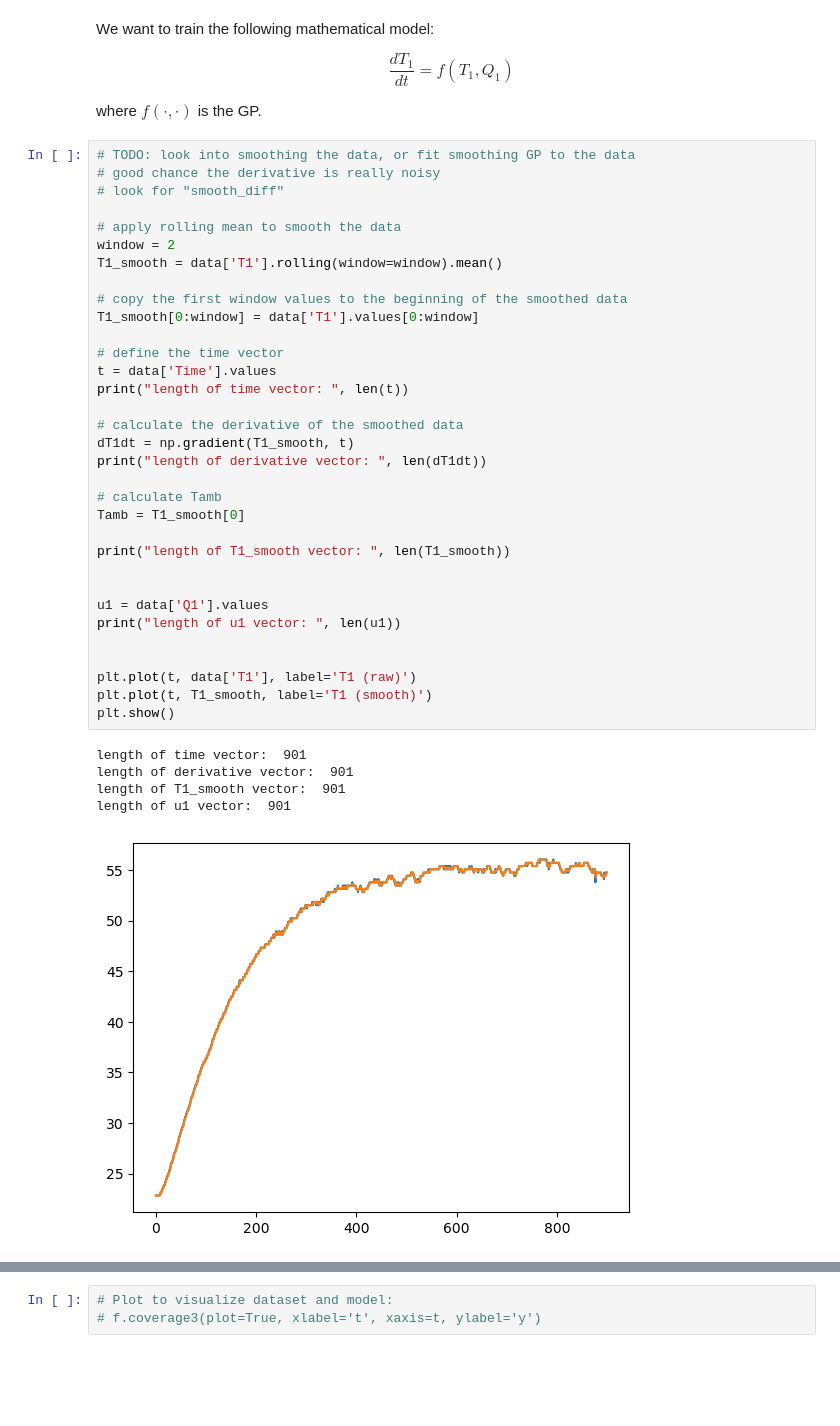
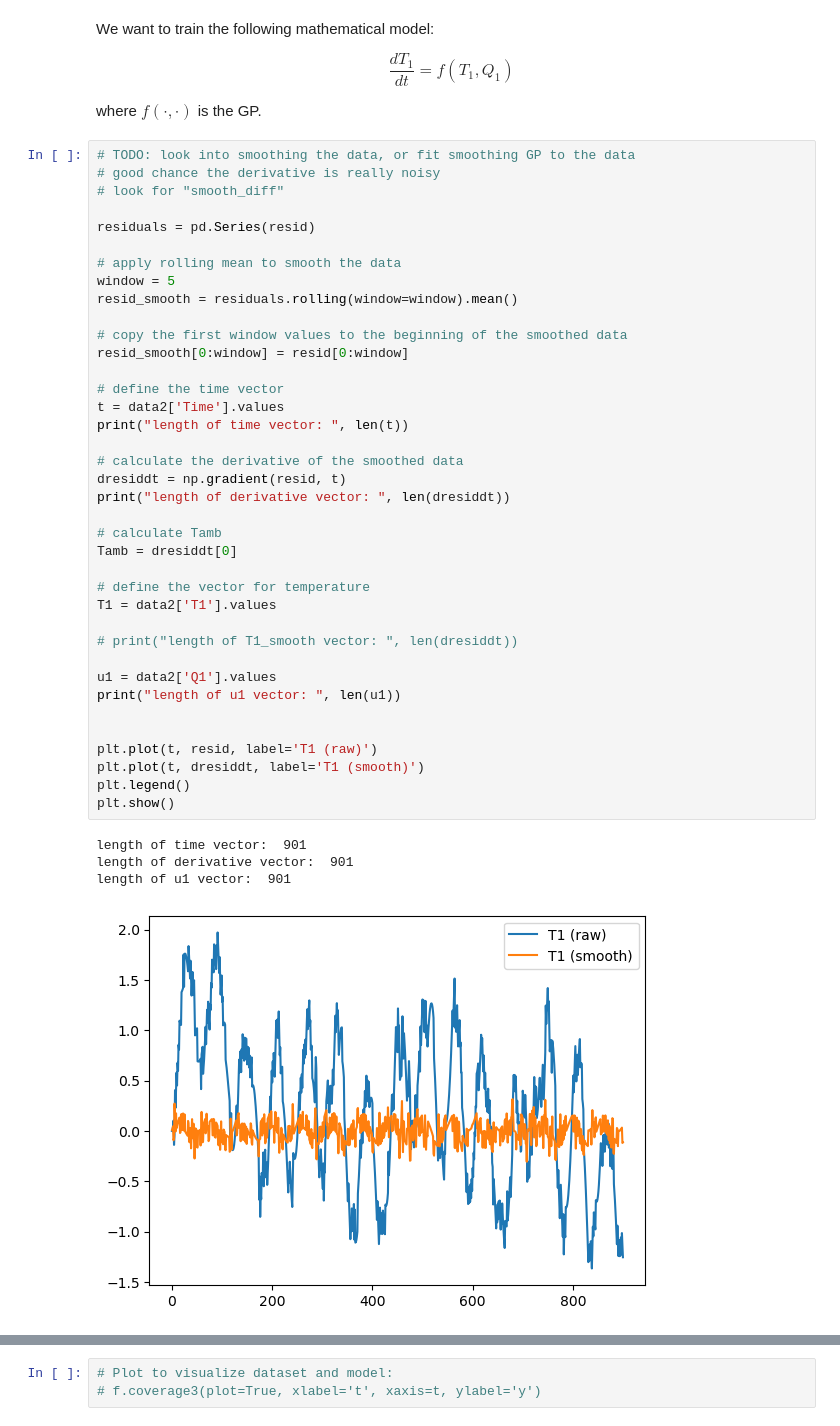
Before and after one commit to jakekrell/FoKL-GPy, a Jupyter notebook: examples/pyomo_tclab/pyomo_tclab_v2.ipynb, the cells around one changed output, grey strips where cells are left out. Drawn from its saved outputs; the diff is of its cells as text; blank space fills up the shorter version.

```diff
--- a/examples/pyomo_tclab/pyomo_tclab_v2.ipynb
+++ b/examples/pyomo_tclab/pyomo_tclab_v2.ipynb
@@ -98,42 +351,46 @@ where $f(\cdot, \cdot)$ is the GP.
 # %%
 # TODO: look into smoothing the data, or fit smoothing GP to the data
 # good chance the derivative is really noisy
 # look for "smooth_diff"
 
+residuals = pd.Series(resid)
+
 # apply rolling mean to smooth the data
-window = 2
-T1_smooth = data['T1'].rolling(window=window).mean()
+window = 5
+resid_smooth = residuals.rolling(window=window).mean()
 
 # copy the first window values to the beginning of the smoothed data
-T1_smooth[0:window] = data['T1'].values[0:window]
+resid_smooth[0:window] = resid[0:window]
 
 # define the time vector
-t = data['Time'].values
+t = data2['Time'].values
 print("length of time vector: ", len(t))
 
 # calculate the derivative of the smoothed data
-dT1dt = np.gradient(T1_smooth, t)
-print("length of derivative vector: ", len(dT1dt))
+dresiddt = np.gradient(resid, t)
+print("length of derivative vector: ", len(dresiddt))
 
 # calculate Tamb
-Tamb = T1_smooth[0]
+Tamb = dresiddt[0]
 
-print("length of T1_smooth vector: ", len(T1_smooth))
+# define the vector for temperature
+T1 = data2['T1'].values
 
+# print("length of T1_smooth vector: ", len(dresiddt))
 
-u1 = data['Q1'].values
+u1 = data2['Q1'].values
 print("length of u1 vector: ", len(u1))
 
 
-plt.plot(t, data['T1'], label='T1 (raw)')
-plt.plot(t, T1_smooth, label='T1 (smooth)')
+plt.plot(t, resid, label='T1 (raw)')
+plt.plot(t, dresiddt, label='T1 (smooth)')
+plt.legend()
 plt.show()
 # %% [output]
 length of time vector:  901
 length of derivative vector:  901
-length of T1_smooth vector:  901
 length of u1 vector:  901
-[figure, old version]
+[figure, new version]
 # %%
 fig = plt.figure()
 ax = fig.add_subplot(projection='3d')
```
Also changed, not shown: parts of 24 cells of this notebook.
